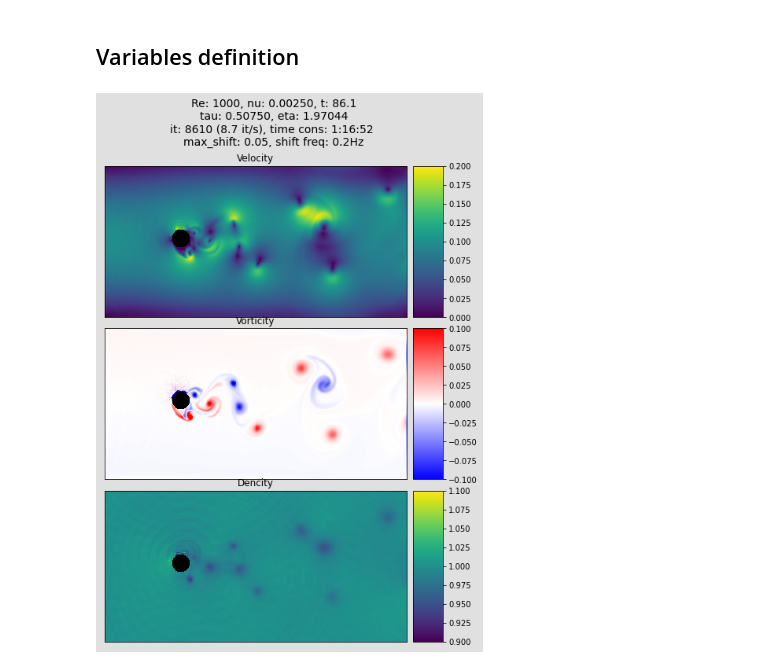
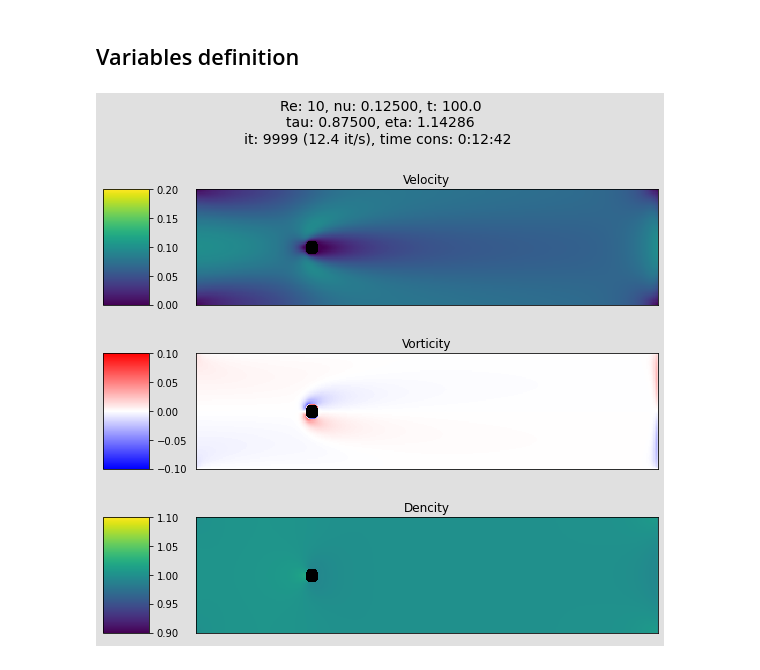
Before and after one commit to ikhlestov/master_thesis, a Jupyter notebook: prod/runner.ipynb, the cells around one changed output. Cells and saved outputs as stored; diff of their text form; code cells hidden in the pictures.

```diff
--- a/prod/runner.ipynb
+++ b/prod/runner.ipynb
@@ -28,17 +28,14 @@ To enable them in other operations, rebuild TensorFlow with the appropriate comp
 base_dir = '/Users/IllarionK/Projects/master_degree'
 if not os.path.exists(base_dir):
     base_dir = '/src'
-frames_dir = os.path.join(base_dir, 'frames')
-os.makedirs(frames_dir, exist_ok=True)
-video_dir = os.path.join(base_dir, 'videos')
-os.makedirs(video_dir, exist_ok=True)
+frames_dir = os.path.join(base_dir, 'frames_paper')
 # %% [markdown]
 ## Variables definition
 # %%
 SECONDS_TO_SIMULATE = 100
 NORM_LENGTH = 1
 NORM_LENGTH_X = NORM_LENGTH * 4
-NORM_LENGTH_Y = NORM_LENGTH * 2
+NORM_LENGTH_Y = NORM_LENGTH * 1
 SCALE = 100
 LENGTH_X  = NORM_LENGTH_X * SCALE
 LENGTH_Y  = NORM_LENGTH_Y * SCALE
@@ -67,13 +64,13 @@ if SHAPE == 'SQUARE':
         **shape_kwargs
     )
 elif SHAPE == 'CYLINDER':
-    OBJ_D = 0.125 * 2
+    OBJ_D = 0.0625 * 2
     obj_mask_init = partial(
         initializers.get_cylinder,
         obj_d=OBJ_D,
         **shape_kwargs
     )
-elif shape == 'PLATE':
+elif SHAPE == 'PLATE':
     OBJ_D = 0.1
     obj_mask_init = partial(
         initializers.get_plate,
@@ -90,6 +87,7 @@ def prep_figure():
         ax.get_xaxis().set_visible(False)
         ax.get_yaxis().set_visible(False)
         ax.set_aspect('equal')
+    fig.tight_layout()
     return fig, axes
 
 bwr_cmap = plt.cm.bwr.copy()
@@ -99,16 +97,17 @@ viridis_cmap.set_bad('black')
 
 
 REs = [10, 60, 100, 200, 500, 1000][::-1]
-# REs = [500]
+REs = [10]
 PLOT = False
 SAVE_RES = True
-FIGSIZE = (10, 10)
-vorticities = []
+FIGSIZE = (8, 8)
+MAX_SHIFTS = [0.05, 0.1, 0.2]
+SHIFT_FREQS = [1/20, 1/10, 1/5]
+MAX_SHIFTS = [0]
+SHIFT_FREQS = [0]
 for RE in REs:
-    for MAX_SHIFT in [0.05, 0.1, 0.2]:
-        for SHIFT_FREQ in [1/20, 1/10, 1/5]:
-        #     MAX_SHIFT = 0.1
-        #     SHIFT_FREQ = 1 / 10  # Hz
+    for MAX_SHIFT in MAX_SHIFTS:
+        for SHIFT_FREQ in SHIFT_FREQS:
             nu, tau, omega = initializers.calc_init_params(
                 scale=SCALE,
                 Re=RE,
@@ -173,7 +172,6 @@ for RE in REs:
                     cmaps = [viridis_cmap, bwr_cmap, viridis_cmap]
 
                     u, vorticity, rho = plot_results
-                    vorticities.append(np.copy(vorticity))
 
                     suptitle_text = (
                             f"Re: {RE}, nu: {nu:.5f}, t: {sec:.1f}"
@@ -193,32 +191,32 @@ for RE in REs:
                             'aspect': 'equal',
                             'interpolation': 'none',
                         }
                         title_to_norm = {
                             'Velocity': matplotlib.pyplot.Normalize(0, .2),
                             'Vorticity': matplotlib.pyplot.Normalize(-.1, .1),
                             'Dencity': matplotlib.pyplot.Normalize(1.1, .9)
                         }
                         diplayed_im = ax.imshow(img, cmap=cmap, norm=title_to_norm[title], **plot_defaults)
 
                         if first_step or SAVE_RES:
                             divider = make_axes_locatable(ax)
-                            cax = divider.append_axes('right', size='10%', pad="2%")
+                            cax = divider.append_axes('left', size='10%', pad="10%")
                             cbars.append(fig.colorbar(diplayed_im, cax=cax, orientation='vertical'))
                         else:
                             cbars[idx].vmin=img.min()
                             cbars[idx].vmax=img.max()
                             cbars[idx].update_normal(diplayed_im)
                     first_step = False
 
                     if PLOT:
                         display(fig)
                     clear_output(wait=True)
                     if SAVE_RES:
                         pylab.savefig(
                             os.path.join(res_frame_dir, str(it)),
                             facecolor=fig.get_facecolor(),
                             transparent=False
                         )
                     plt.pause(0.001)
 # %% [output]
-[figure, old version]
+[figure, new version]
```
Also changed, not shown: parts of 1 cell of this notebook, 5 other files.
